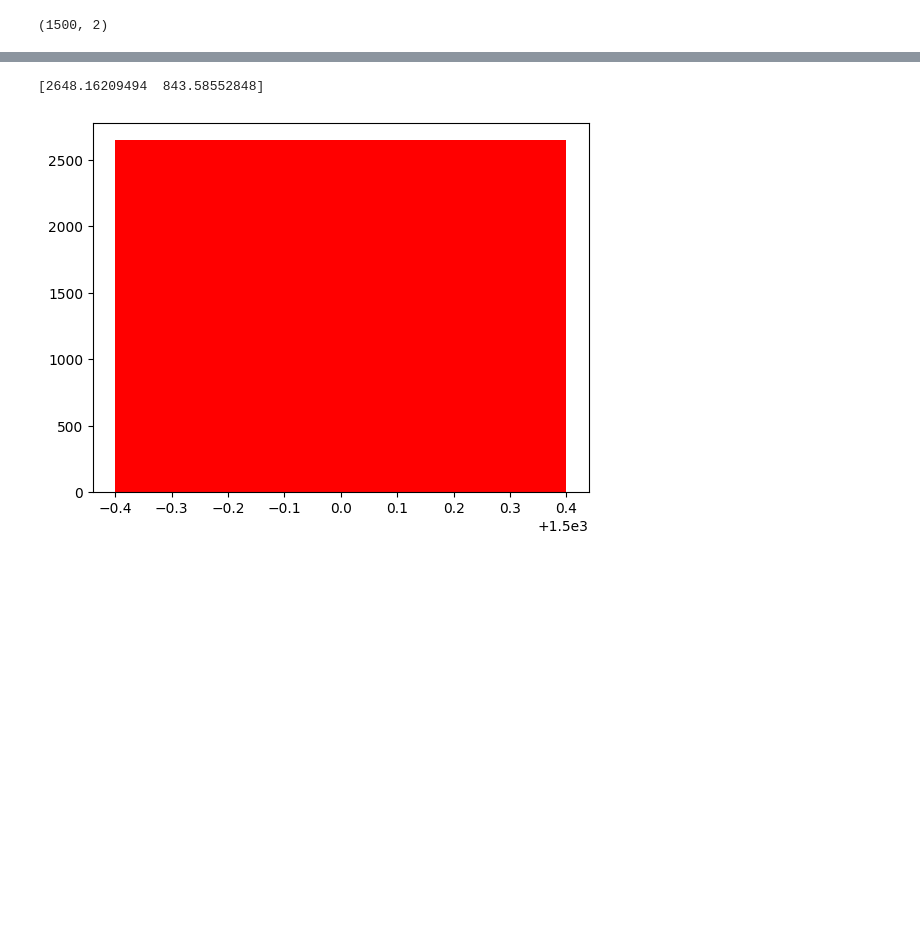
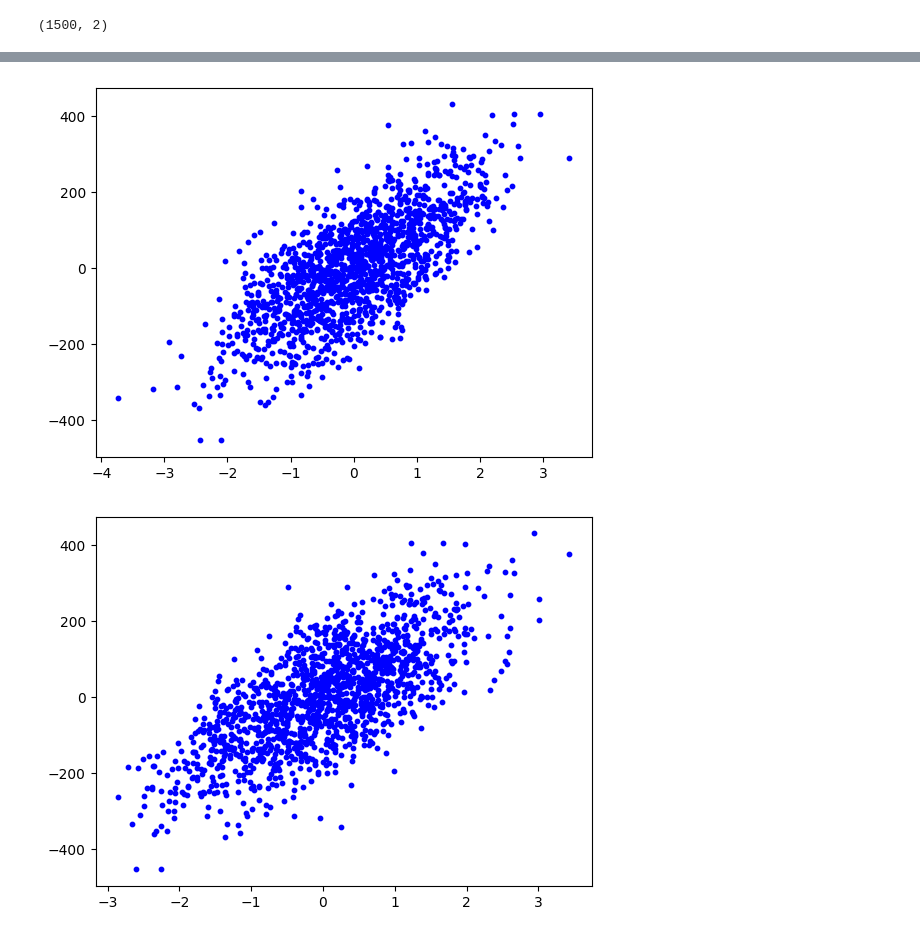
Before and after one commit to 9WooPWooP8/magister_statitstics_labs, a Jupyter notebook: lab2/task1.ipynb, the cells around one changed output, grey strips where cells are left out. Drawn from its saved outputs; the diff is of its cells as text; code cells hidden in the pictures; blank space fills up the shorter version.

```diff
--- a/lab2/task1.ipynb
+++ b/lab2/task1.ipynb
@@ -65,21 +64,17 @@ print(fs.pvalues_)
 # %%
 import numpy as np
 from matplotlib import pyplot as plt
 
 # Get the indices sorted by most important to least important
 indices = np.argsort(fs.scores_)[::-1]
 
-# To get your top 10 feature names
-features = []
-for i in range(2):
-    features.append(len(X[:, indices[i]]))
-
-print(fs.scores_[indices[range(2)]])
 
 # Now plot
-plt.figure()
-plt.bar(features, fs.scores_[indices[range(2)]], color='r', align='center')
-plt.show()
+for x in range(6):
+    plt.figure()
+    plt.scatter(X[:, indices[x]], y, s=10, c='b', label=f'{x}')
+
+    plt.show()
 # %% [output]
-[2648.16209494  843.58552848]
-[figure, old version]
+[figure, new version]
+[figure, added]
```
Also changed, not shown: parts of 7 cells of this notebook, 3 other files.
